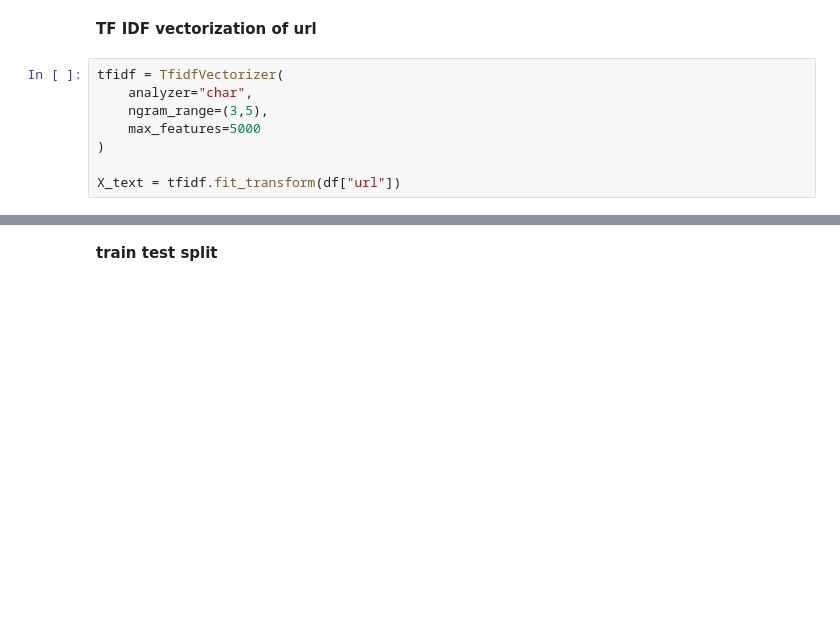
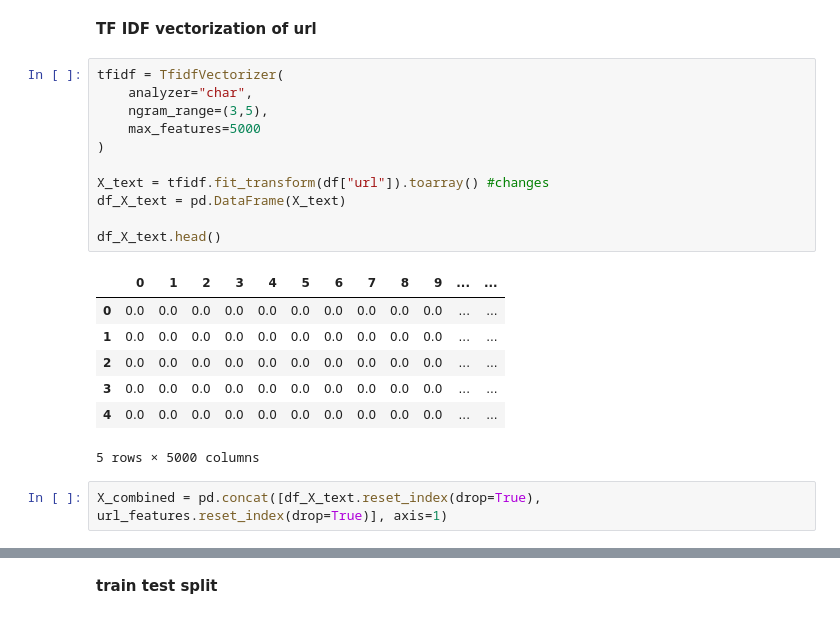
Before and after one commit to YoursTruly-02/Robust-Phishing-and-Homoglyph-Detection-Engine, a Jupyter notebook: Robust_Phishing_and_Homoglyph_Detection_Engine.ipynb, the cells around one changed output, grey strips where cells are left out. Drawn from its saved outputs; the diff is of its cells as text; blank space fills up the shorter version.

```diff
--- a/Robust_Phishing_and_Homoglyph_Detection_Engine.ipynb
+++ b/Robust_Phishing_and_Homoglyph_Detection_Engine.ipynb
@@ -123,8 +123,21 @@ Passing `palette` without assigning `hue` is deprecated and will be removed in v
 # %%
 tfidf = TfidfVectorizer(
     analyzer="char",
     ngram_range=(3,5),
     max_features=5000
 )
 
-X_text = tfidf.fit_transform(df["url"])
+X_text = tfidf.fit_transform(df["url"]).toarray() #changes
+df_X_text = pd.DataFrame(X_text)
+
+df_X_text.head()
+# %% [output]
+|  | 0 | 1 | 2 | 3 | 4 | 5 | 6 | 7 | 8 | 9 | ... | ... |
+| 0 | 0.0 | 0.0 | 0.0 | 0.0 | 0.0 | 0.0 | 0.0 | 0.0 | 0.0 | 0.0 | ... | ... |
+| 1 | 0.0 | 0.0 | 0.0 | 0.0 | 0.0 | 0.0 | 0.0 | 0.0 | 0.0 | 0.0 | ... | ... |
+| 2 | 0.0 | 0.0 | 0.0 | 0.0 | 0.0 | 0.0 | 0.0 | 0.0 | 0.0 | 0.0 | ... | ... |
+| 3 | 0.0 | 0.0 | 0.0 | 0.0 | 0.0 | 0.0 | 0.0 | 0.0 | 0.0 | 0.0 | ... | ... |
+| 4 | 0.0 | 0.0 | 0.0 | 0.0 | 0.0 | 0.0 | 0.0 | 0.0 | 0.0 | 0.0 | ... | ... |
+5 rows × 5000 columns
+# %%
+X_combined = pd.concat([df_X_text.reset_index(drop=True), url_features.reset_index(drop=True)], axis=1)
```
Also changed, not shown: parts of 7 cells of this notebook.
